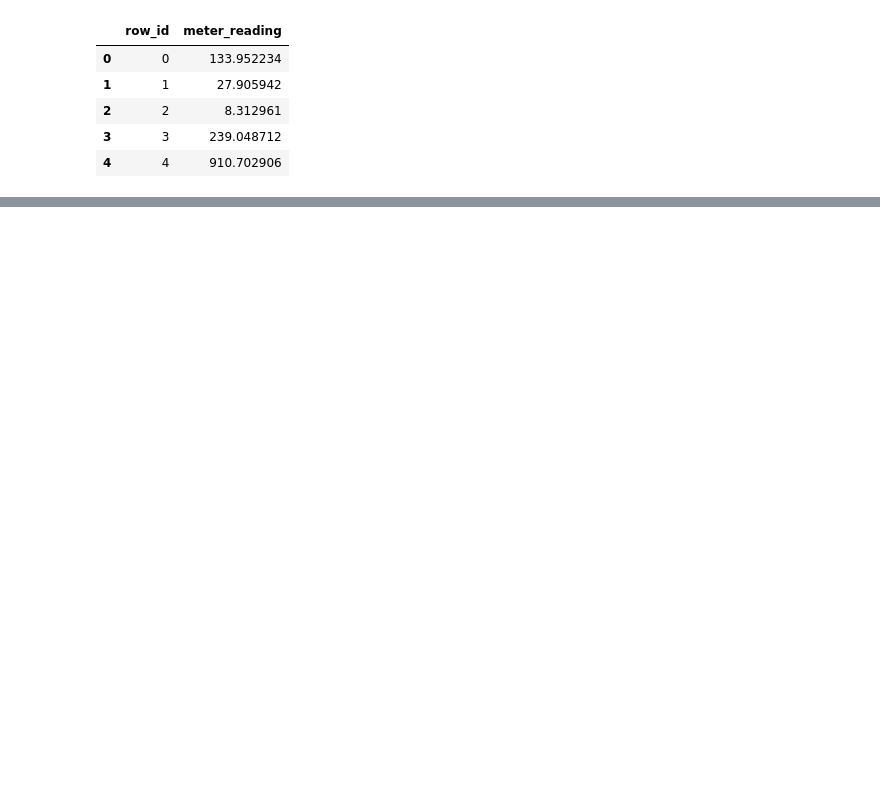
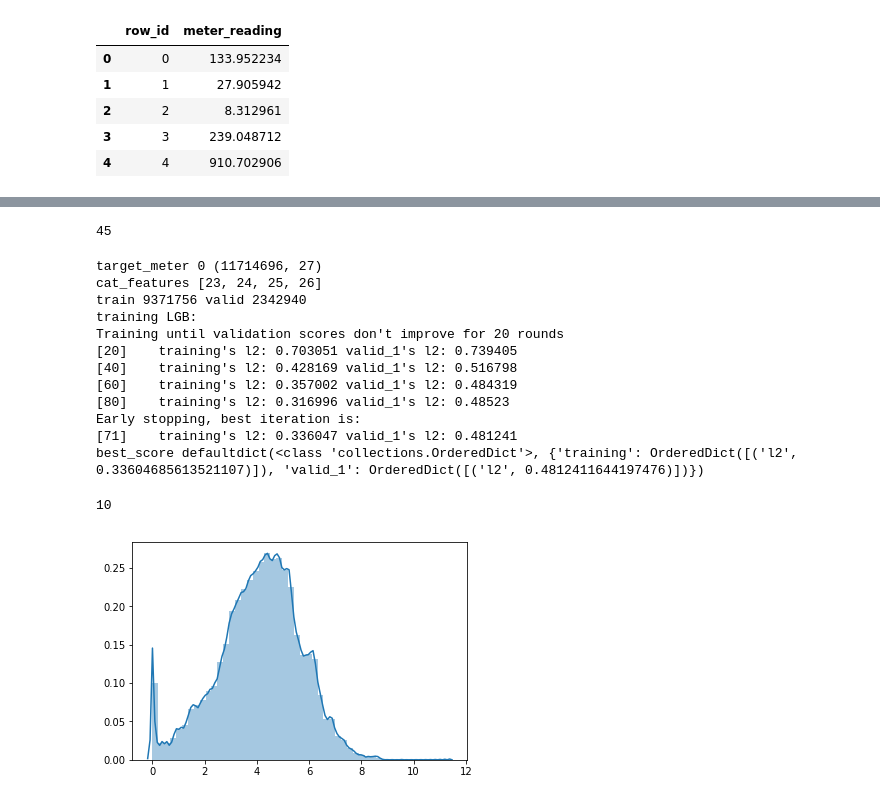
Before and after one commit to Luke-Gray/ASHRAE, a Jupyter notebook: Final Modeling.ipynb, the cells around one changed output, grey strips where cells are left out. Cells and saved outputs as stored; diff of their text form; code cells hidden in the pictures; blank space fills up the shorter version.

```diff
--- a/Final Modeling.ipynb
+++ b/Final Modeling.ipynb
@@ -319,5 +309,5 @@ gc.collect()
 # %%
-test.drop('dew_temperature_mean_lag3', axis=1, inplace=True)
+# test.drop('dew_temperature_mean_lag3', axis=1, inplace=True)
 # %%
 # X_train.drop(['cloud_coverage','floor_count'], axis=1, inplace=True)
 # test.drop(['cloud_coverage','floor_count'], axis=1, inplace=True)
@@ -346,0 +339,2 @@ results_df.to_csv("submission.csv", index=False)
+# %%
+train_df = pd.read_pickle('train_mod3.pkl')
@@ -346,0 +350,9 @@ results_df.to_csv("submission.csv", index=False)
+# %%
+train_df["meter_reading_log1p"] = np.log1p(train_df["meter_reading"])
+train_df.drop('meter_reading', axis=1,inplace=True)
+gc.collect()
+# %% [output]
+45
+# %%
+category_cols = ["building_id", "site_id", "hour", 'primary_use']
+feature_cols = [col for col in train_df.columns if (col not in ['day', 'meter_reading_log1p'] and col not in category_cols)]
@@ -346,0 +424,43 @@ results_df.to_csv("submission.csv", index=False)
+# %%
+target_meter = 0
+X_train, y_train = create_X_y(train_df, target_meter=target_meter)
+y_valid_pred_total = np.zeros(X_train.shape[0])
+gc.collect()
+print('target_meter', target_meter, X_train.shape)
+
+cat_features = [X_train.columns.get_loc(cat_col) for cat_col in category_cols]
+print('cat_features', cat_features)
+
+models0 = []
+for train_idx, valid_idx in kf.split(X_train, y_train):
+    train_data = X_train.iloc[train_idx,:], y_train[train_idx]
+    valid_data = X_train.iloc[valid_idx,:], y_train[valid_idx]
+
+    print('train', len(train_idx), 'valid', len(valid_idx))
+#     model, y_pred_valid, log = fit_cb(train_data, valid_data, cat_features=cat_features, devices=[0,])
+    model, y_pred_valid, log = fit_lgbm(train_data, valid_data, cat_features=category_cols,
+                                        num_rounds=1000, lr=0.05, bf=0.7)
+    y_valid_pred_total[valid_idx] = y_pred_valid
+    models0.append(model)
+    gc.collect()
+    if model.best_score:
+        break
+
+sns.distplot(y_train)
+del X_train, y_train
+gc.collect()
+# %% [output]
+target_meter 0 (11714696, 27)
+cat_features [23, 24, 25, 26]
+train 9371756 valid 2342940
+training LGB:
+Training until validation scores don't improve for 20 rounds
+[20]    training's l2: 0.703051 valid_1's l2: 0.739405
+[40]    training's l2: 0.428169 valid_1's l2: 0.516798
+[60]    training's l2: 0.357002 valid_1's l2: 0.484319
+[80]    training's l2: 0.316996 valid_1's l2: 0.48523
+Early stopping, best iteration is:
+[71]    training's l2: 0.336047 valid_1's l2: 0.481241
+best_score defaultdict(<class 'collections.OrderedDict'>, {'training': OrderedDict([('l2', 0.33604685613521107)]), 'valid_1': OrderedDict([('l2', 0.4812411644197476)])})
+10
+[figure, added]
```
Also changed, not shown: parts of 32 cells of this notebook, 1 other file.
